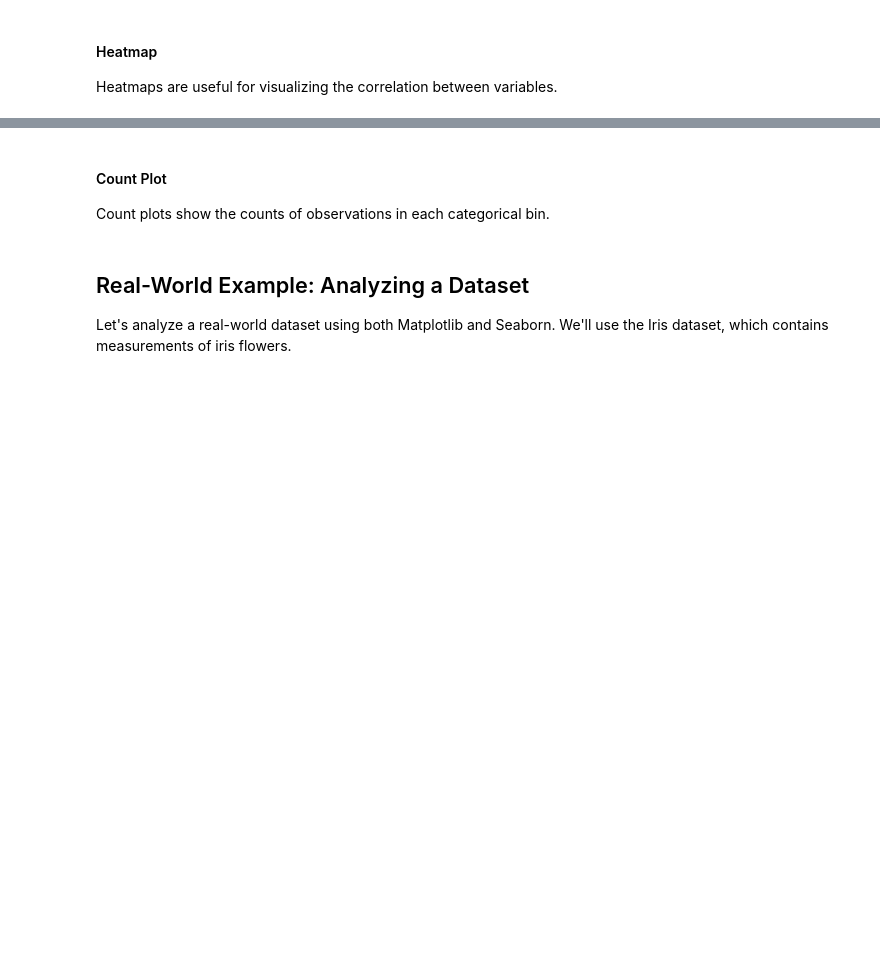
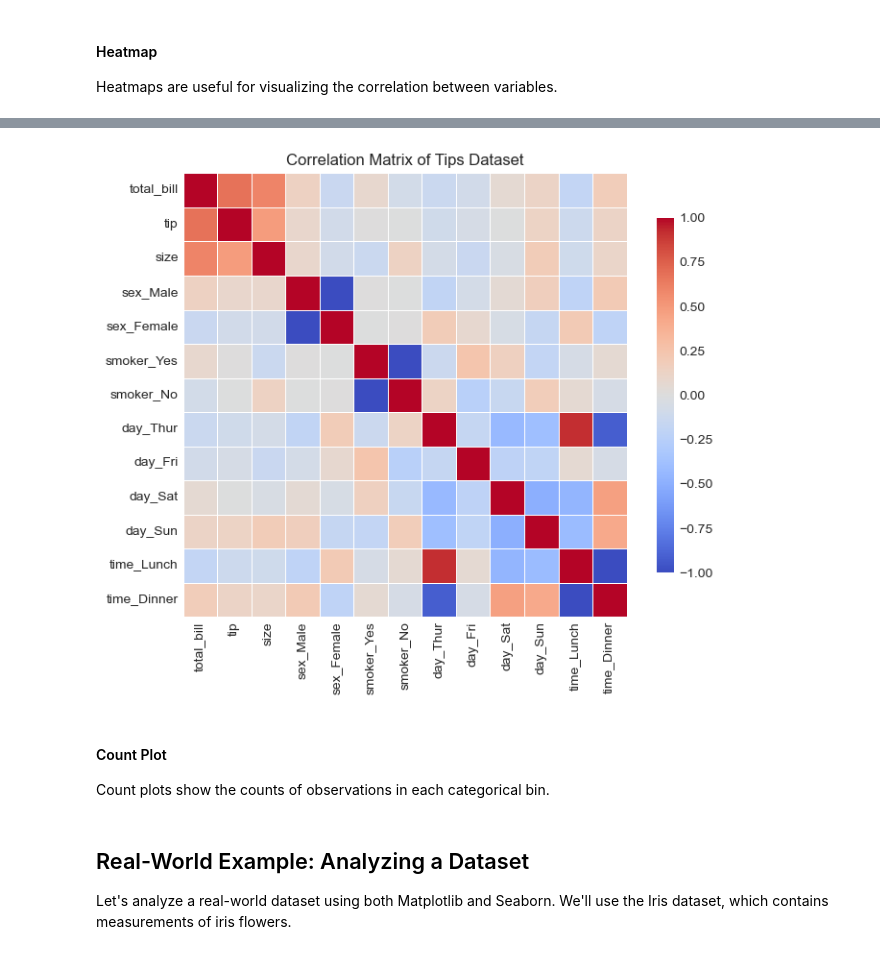
Before and after one commit to felmartins/pythonRefresher_WShop, a Jupyter notebook: notebooks/07_Data_Visualization.ipynb, the cells around one changed output, grey strips where cells are left out. Drawn from its saved outputs; the diff is of its cells as text; code cells hidden in the pictures; blank space fills up the shorter version.

Commit message:
Updated the working with data to utilize Pandas and fixed some bugs on the visualization notebook

```diff
--- a/notebooks/07_Data_Visualization.ipynb
+++ b/notebooks/07_Data_Visualization.ipynb
@@ -294,19 +342,36 @@ Heatmaps are useful for visualizing the correlation between variables.
 # %%
 # Calculate the correlation matrix
-corr = tips.corr()
+## DEBUGGING - STRING VALUES EXIST AND NOT ONLY NUMERIC DATA
+# Create a copy of the tips dataframe to avoid modifying the original
+tips_numeric = tips.copy()
+
+# Convert categorical columns to numeric using one-hot encoding
+# First, identify non-numeric columns
+categorical_columns = tips.select_dtypes(include=['object', 'category']).columns
+
+# Apply one-hot encoding to categorical columns
+from pandas import get_dummies
+tips_numeric = get_dummies(tips, columns=categorical_columns, drop_first=False)
+
+
+corr = tips_numeric.corr()
 
 # Create a figure
 plt.figure(figsize=(8, 6))
 
 # Create a heatmap
-sns.heatmap(corr, annot=True, cmap="coolwarm", vmin=-1, vmax=1, center=0,
+sns.heatmap(corr, cmap="coolwarm", vmin=-1, vmax=1, center=0,
             square=True, linewidths=.5, cbar_kws={"shrink": .8})
 
 # Add a title
 plt.title('Correlation Matrix of Tips Dataset')
 
 # Show the plot
 plt.show()
+
+# A bit messy, let's focus only on the values on
+# %% [output]
+[figure, added]
 # %% [markdown]
 #### Count Plot
 
```
Also changed, not shown: parts of 13 cells of this notebook, 1 other file.
